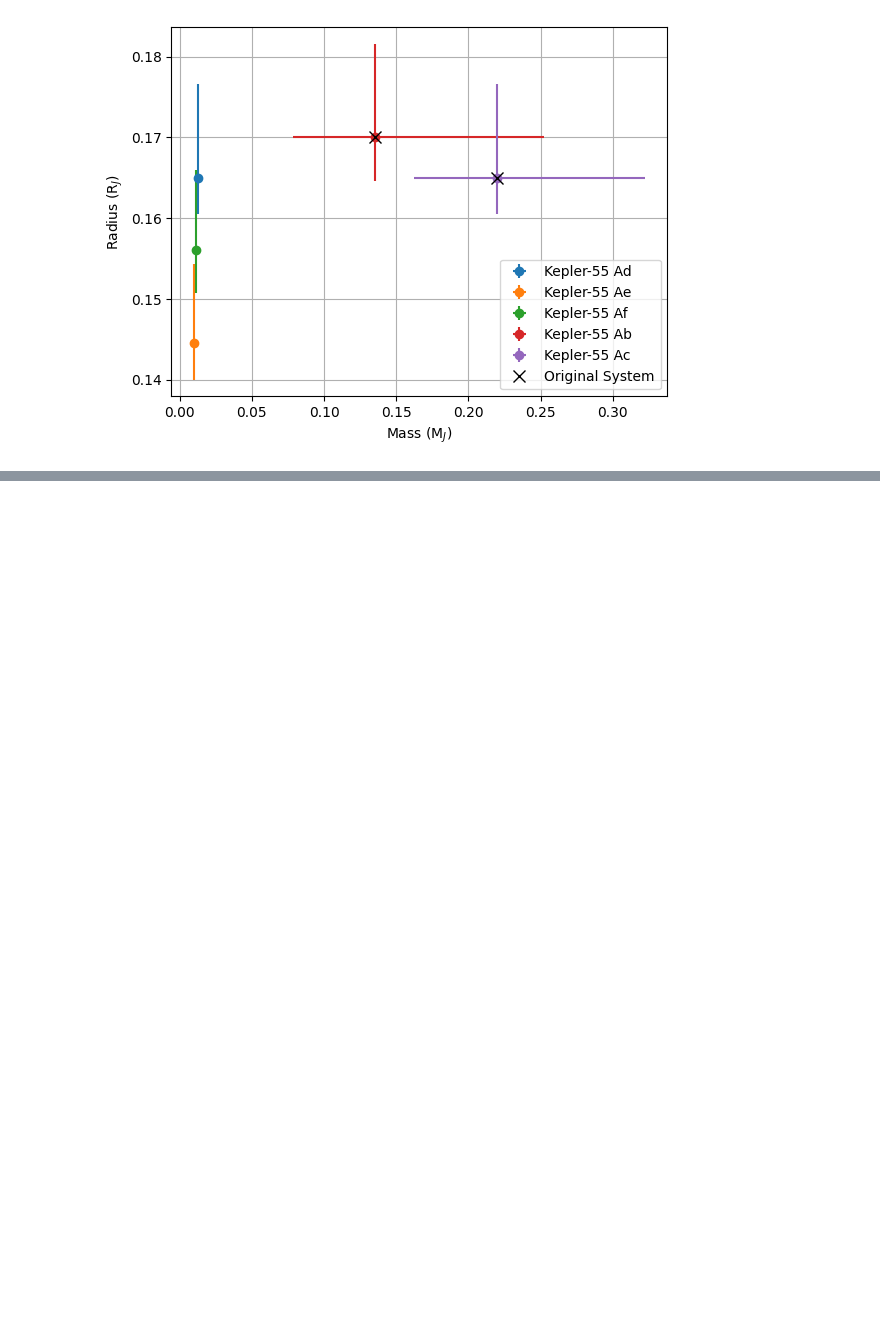
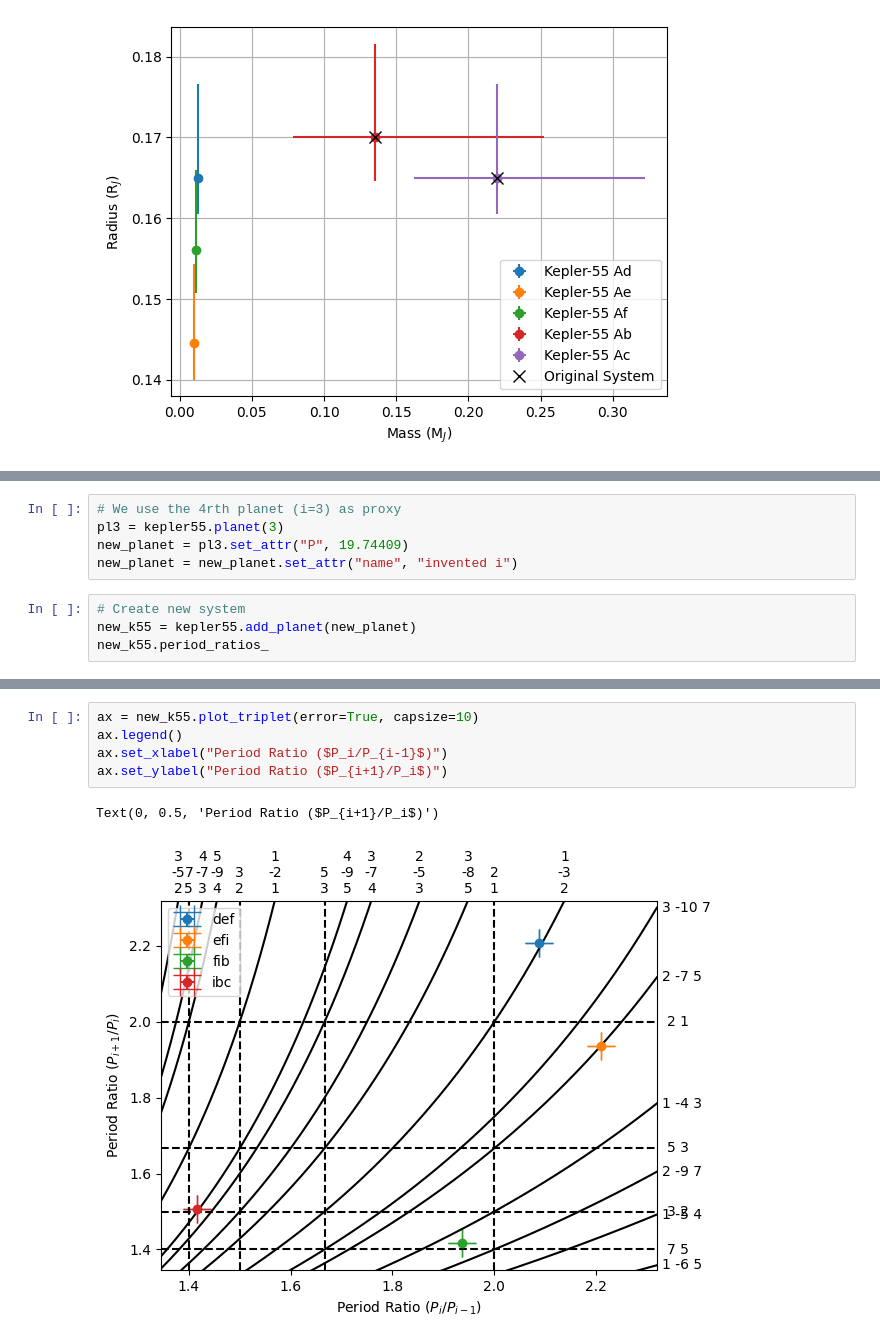
Before and after one commit to Gianuzzi/ResoKit, a Jupyter notebook: docs/source/tutorials/basic_example.ipynb, the cells around one changed output, grey strips where cells are left out. Drawn from its saved outputs; the diff is of its cells as text; blank space fills up the shorter version.

```diff
--- a/docs/source/tutorials/basic_example.ipynb
+++ b/docs/source/tutorials/basic_example.ipynb
@@ -205,0 +172,9 @@ Text(0, 0.5, 'Period Ratio ($P_{i+1}/P_i$)')
+# %%
+# We use the 4rth planet (i=3) as proxy
+pl3 = kepler55.planet(3)
+new_planet = pl3.set_attr("P", 19.74409)
+new_planet = new_planet.set_attr("name", "invented i")
+# %%
+# Create new system
+new_k55 = kepler55.add_planet(new_planet)
+new_k55.period_ratios_
@@ -205,0 +202,8 @@ Text(0, 0.5, 'Period Ratio ($P_{i+1}/P_i$)')
+# %%
+ax = new_k55.plot_triplet(error=True, capsize=10)
+ax.legend()
+ax.set_xlabel("Period Ratio ($P_i/P_{i-1}$)")
+ax.set_ylabel("Period Ratio ($P_{i+1}/P_i$)")
+# %% [output]
+Text(0, 0.5, 'Period Ratio ($P_{i+1}/P_i$)')
+[figure, added]
```
Also changed, not shown: parts of 25 cells of this notebook, 6 other files.
